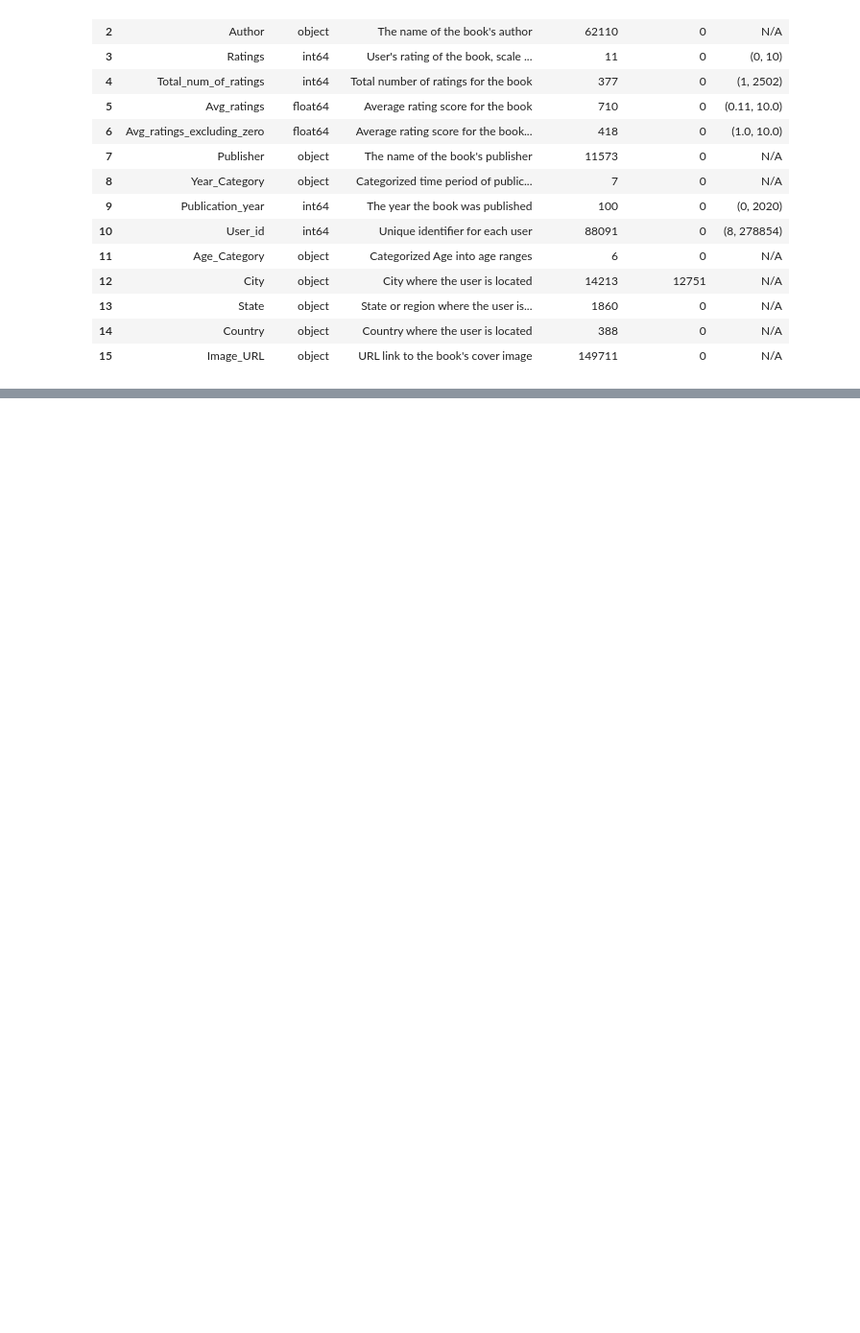
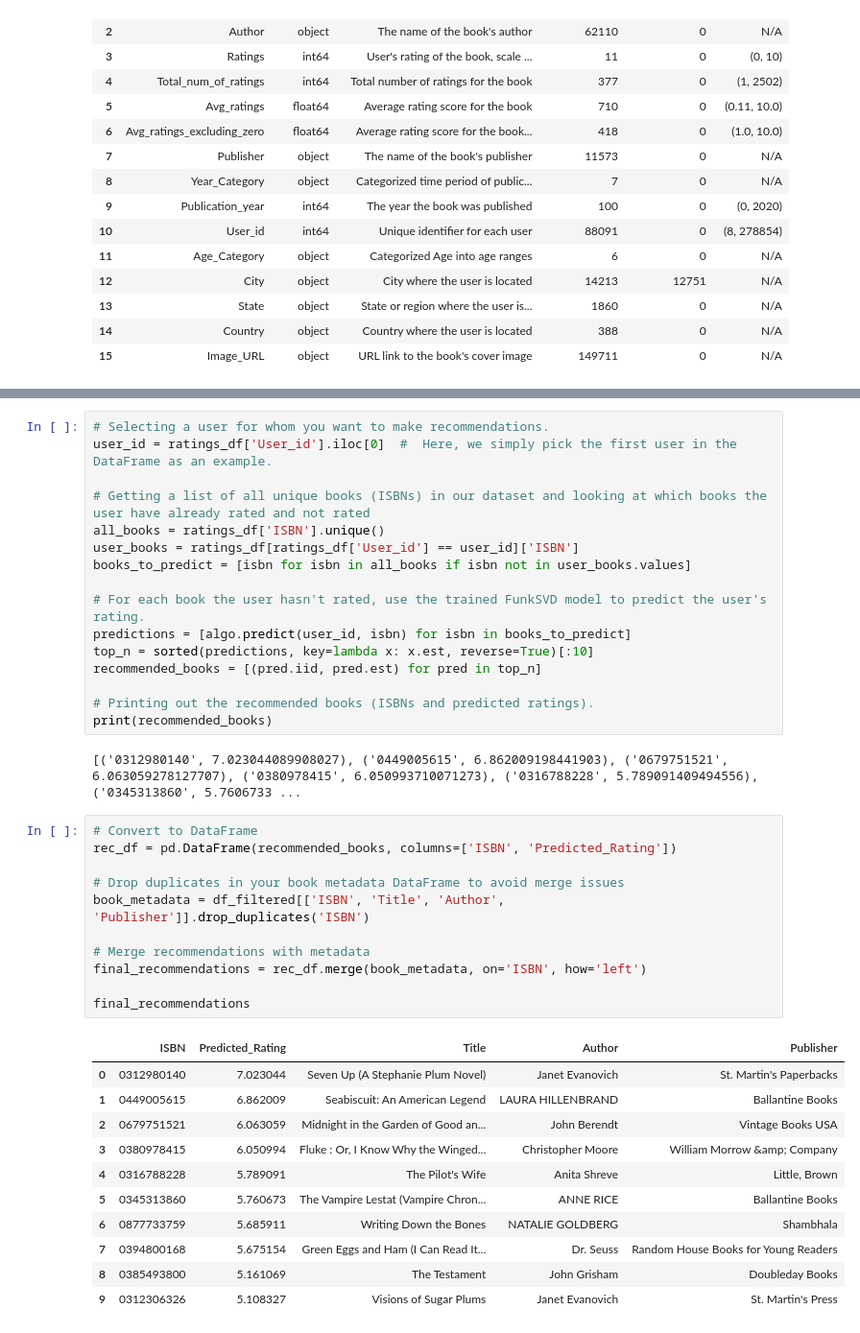
Before and after one commit to MiliThakrar/Book-Recommendations, a Jupyter notebook: notebooks/4. Advance Modeling.ipynb, the cells around one changed output, grey strips where cells are left out. Shown at 96% size. Drawn from its saved outputs; the diff is of its cells as text; blank space fills up the shorter version.

```diff
--- a/notebooks/4. Advance Modeling.ipynb
+++ b/notebooks/4. Advance Modeling.ipynb
@@ -251,0 +347,41 @@ print("Processing complete. Data saved to 'top_5000_books_with_genre.csv'")
+# %%
+# Selecting a user for whom you want to make recommendations.
+user_id = ratings_df['User_id'].iloc[0]  #  Here, we simply pick the first user in the DataFrame as an example.
+
+# Getting a list of all unique books (ISBNs) in our dataset and looking at which books the user have already rated and not rated
+all_books = ratings_df['ISBN'].unique()
+user_books = ratings_df[ratings_df['User_id'] == user_id]['ISBN']
+books_to_predict = [isbn for isbn in all_books if isbn not in user_books.values]
+
+# For each book the user hasn't rated, use the trained FunkSVD model to predict the user's rating.
+predictions = [algo.predict(user_id, isbn) for isbn in books_to_predict]
+top_n = sorted(predictions, key=lambda x: x.est, reverse=True)[:10]
+recommended_books = [(pred.iid, pred.est) for pred in top_n]
+
+# Printing out the recommended books (ISBNs and predicted ratings).
+print(recommended_books)
+# %% [output]
+[('0312980140', 7.023044089908027), ('0449005615', 6.862009198441903), ('0679751521', 6.063059278127707), ('0380978415', 6.050993710071273), ('0316788228', 5.789091409494556), ('0345313860', 5.7606733 ...
+# %%
+# Convert to DataFrame
+rec_df = pd.DataFrame(recommended_books, columns=['ISBN', 'Predicted_Rating'])
+
+# Drop duplicates in your book metadata DataFrame to avoid merge issues
+book_metadata = df_filtered[['ISBN', 'Title', 'Author', 'Publisher']].drop_duplicates('ISBN')
+
+# Merge recommendations with metadata
+final_recommendations = rec_df.merge(book_metadata, on='ISBN', how='left')
+
+final_recommendations
+# %% [output]
+|  | ISBN | Predicted_Rating | Title | Author | Publisher |
+| 0 | 0312980140 | 7.023044 | Seven Up (A Stephanie Plum Novel) | Janet Evanovich | St. Martin's Paperbacks |
+| 1 | 0449005615 | 6.862009 | Seabiscuit: An American Legend | LAURA HILLENBRAND | Ballantine Books |
+| 2 | 0679751521 | 6.063059 | Midnight in the Garden of Good an... | John Berendt | Vintage Books USA |
+| 3 | 0380978415 | 6.050994 | Fluke : Or, I Know Why the Winged... | Christopher Moore | William Morrow &amp; Company |
+| 4 | 0316788228 | 5.789091 | The Pilot's Wife | Anita Shreve | Little, Brown |
+| 5 | 0345313860 | 5.760673 | The Vampire Lestat (Vampire Chron... | ANNE RICE | Ballantine Books |
+| 6 | 0877733759 | 5.685911 | Writing Down the Bones | NATALIE GOLDBERG | Shambhala |
+| 7 | 0394800168 | 5.675154 | Green Eggs and Ham (I Can Read It... | Dr. Seuss | Random House Books for Young Readers |
+| 8 | 0385493800 | 5.161069 | The Testament | John Grisham | Doubleday Books |
+| 9 | 0312306326 | 5.108327 | Visions of Sugar Plums | Janet Evanovich | St. Martin's Press |
```
Also changed, not shown: parts of 45 cells of this notebook, 5 other files.
